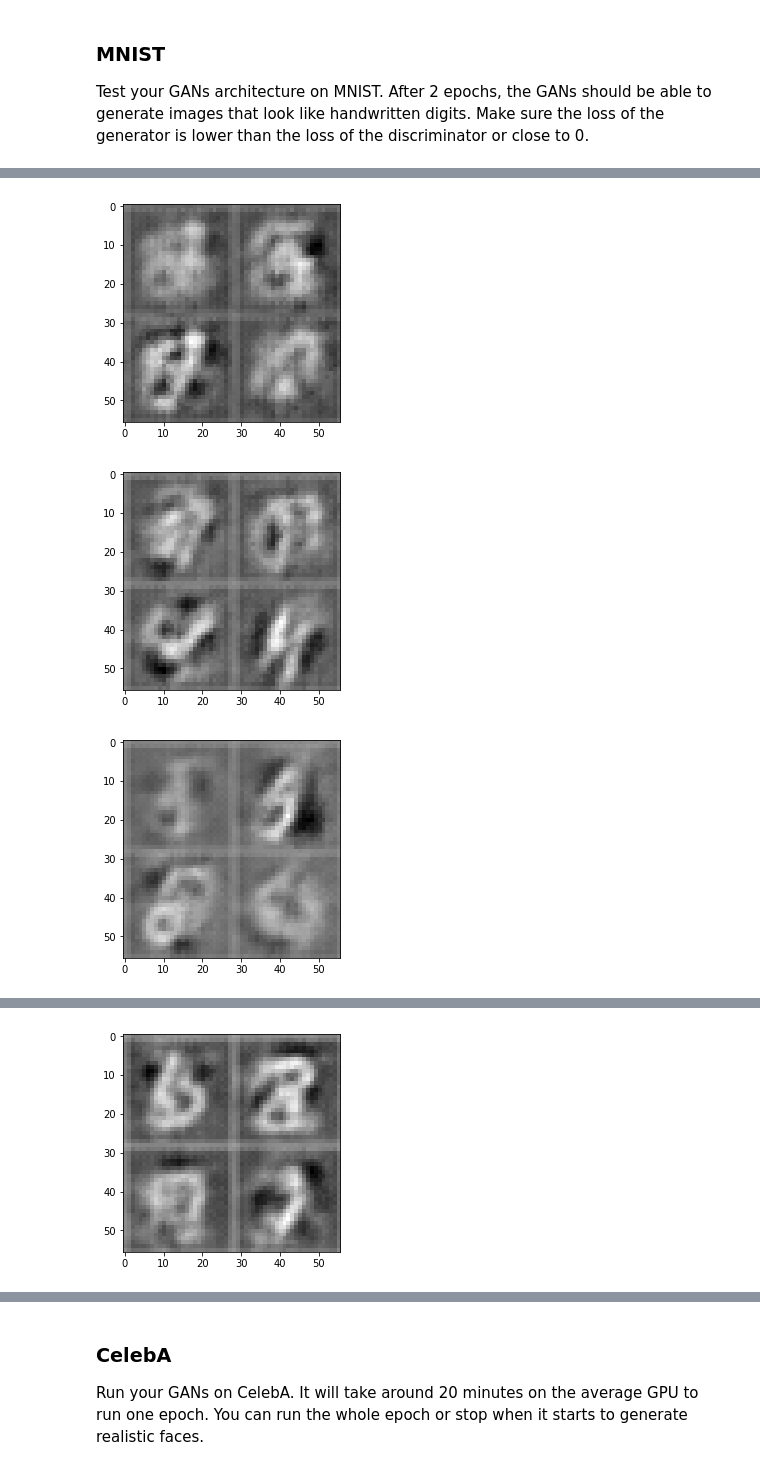
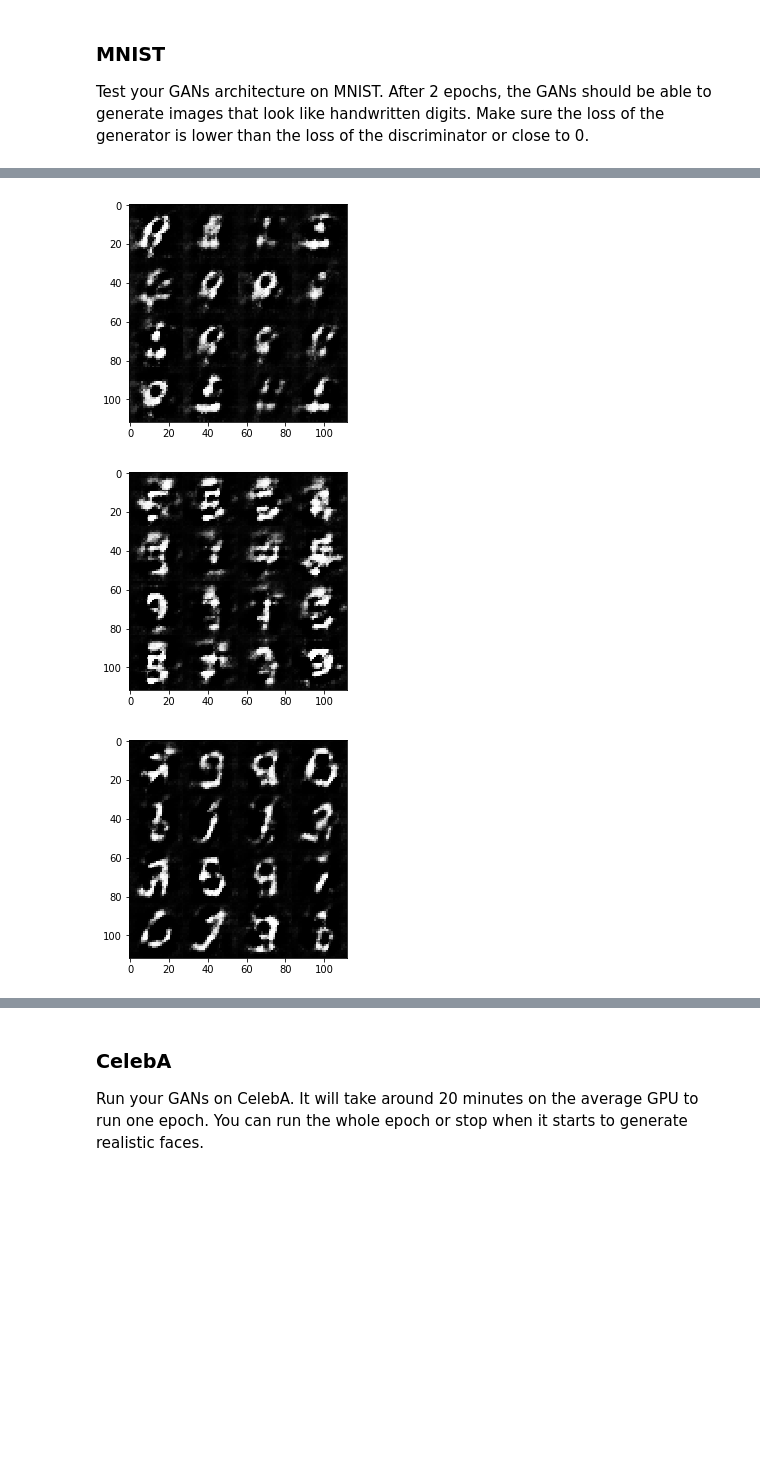
Before and after one commit to nickcica/dlnd_face_generation, a Jupyter notebook: dlnd_face_generation.ipynb, the cells around one changed output, grey strips where cells are left out. Saved outputs shown, nothing was run; the diff lists cells and outputs as text; code cells hidden in the pictures; blank space fills up the shorter version.

```diff
--- a/dlnd_face_generation.ipynb
+++ b/dlnd_face_generation.ipynb
@@ -299,10 +299,12 @@ def model_opt(d_loss, g_loss, learning_rate, beta1):
     d_vars = [var for var in t_vars if var.name.startswith('discriminator')]
 
     d_train_opt = tf.train.AdamOptimizer(learning_rate, beta1).minimize(d_loss, var_list=d_vars)
-    g_train_opt = tf.train.AdamOptimizer(learning_rate, beta1).minimize(g_loss, var_list=g_vars)
 
     # https://blog.metaflow.fr/tensorflow-mutating-variables-and-control-flow-2181dd238e62
-    # with tf.control_dependencies():
+    update_ops = tf.get_collection(tf.GraphKeys.UPDATE_OPS)
+    g_updates = [opt for opt in update_ops if opt.name.startswith('generator')]
+    with tf.control_dependencies(g_updates):
+        g_train_opt = tf.train.AdamOptimizer(learning_rate, beta1).minimize(g_loss, var_list=g_vars)
 
     return d_train_opt, g_train_opt
 
@@ -384,7 +386,7 @@ def train(epoch_count, batch_size, z_dim, learning_rate, beta1, get_batches, dat
     sample_z = np.random.uniform(-1, 1, size=(50, z_dim))
 
     batch_count = 0
-    n_images = 8
+    n_images = 16
 
     with tf.Session() as sess:
         sess.run(tf.global_variables_initializer())
@@ -426,10 +428,10 @@ def train(epoch_count, batch_size, z_dim, learning_rate, beta1, get_batches, dat
 ### MNIST
 Test your GANs architecture on MNIST.  After 2 epochs, the GANs should be able to generate images that look like handwritten digits.  Make sure the loss of the generator is lower than the loss of the discriminator or close to 0.
 # %%
-batch_size = 64
+batch_size = 128
 z_dim = 100
 learning_rate = 0.0002
-beta1 = 0.4
+beta1 = 0.5
 
 
 """
@@ -451,3 +454,3 @@ with tf.Graph().as_default():
-[figure, old version]
+[figure, new version]
-[figure, old version]
+[figure, new version]
-[figure, old version]
+[figure, new version]
@@ -455 +456,0 @@ Epoch 1/2... Discriminator Loss: 0.9028... Generator Loss: 1.0588
-[figure, removed]
```
Also changed, not shown: parts of 2 cells of this notebook.
